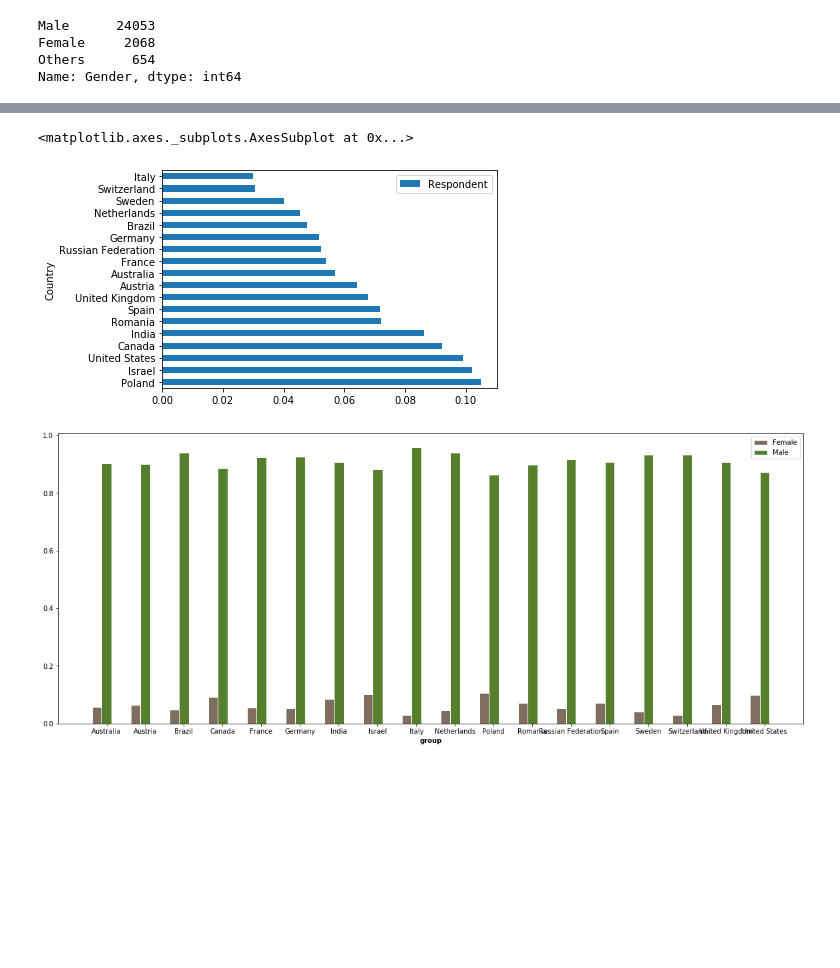
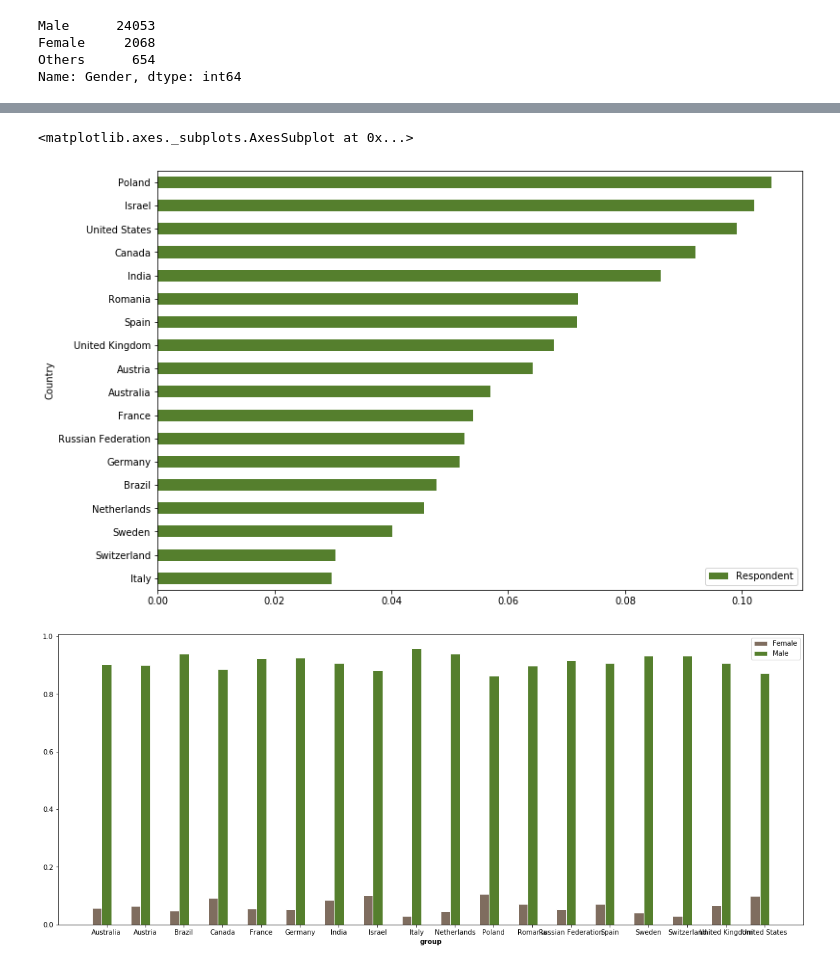
Before and after one commit to marcelajanowska/Stack_Overflow_Survey_Results_Analysis, a Jupyter notebook: Stack Overflow Survey Results Analysis.ipynb, the cells around one changed output, grey strips where cells are left out. Cells and saved outputs as stored; diff of their text form; code cells hidden in the pictures; blank space fills up the shorter version.

Commit message:
refactoring gender by country code 2

```diff
--- a/Stack Overflow Survey Results Analysis.ipynb
+++ b/Stack Overflow Survey Results Analysis.ipynb
@@ -74,6 +127,7 @@ groups = groups.reset_index()
 # %%
-groups[groups.Gender == 'Female'].sort_values(by = 'Respondent', ascending = False).set_index('Country').plot(kind = 'barh')
+# female respondents as a proportion of all respondents in a country
+groups[groups.Gender == 'Female'].sort_values(by = 'Respondent').set_index('Country').plot(kind = 'barh', figsize = (12,8), color='#557f2d')
 # %% [output]
 <matplotlib.axes._subplots.AxesSubplot at 0x...>
-[figure, old version]
+[figure, new version]
 # %%
```
Also changed, not shown: parts of 10 cells of this notebook.
